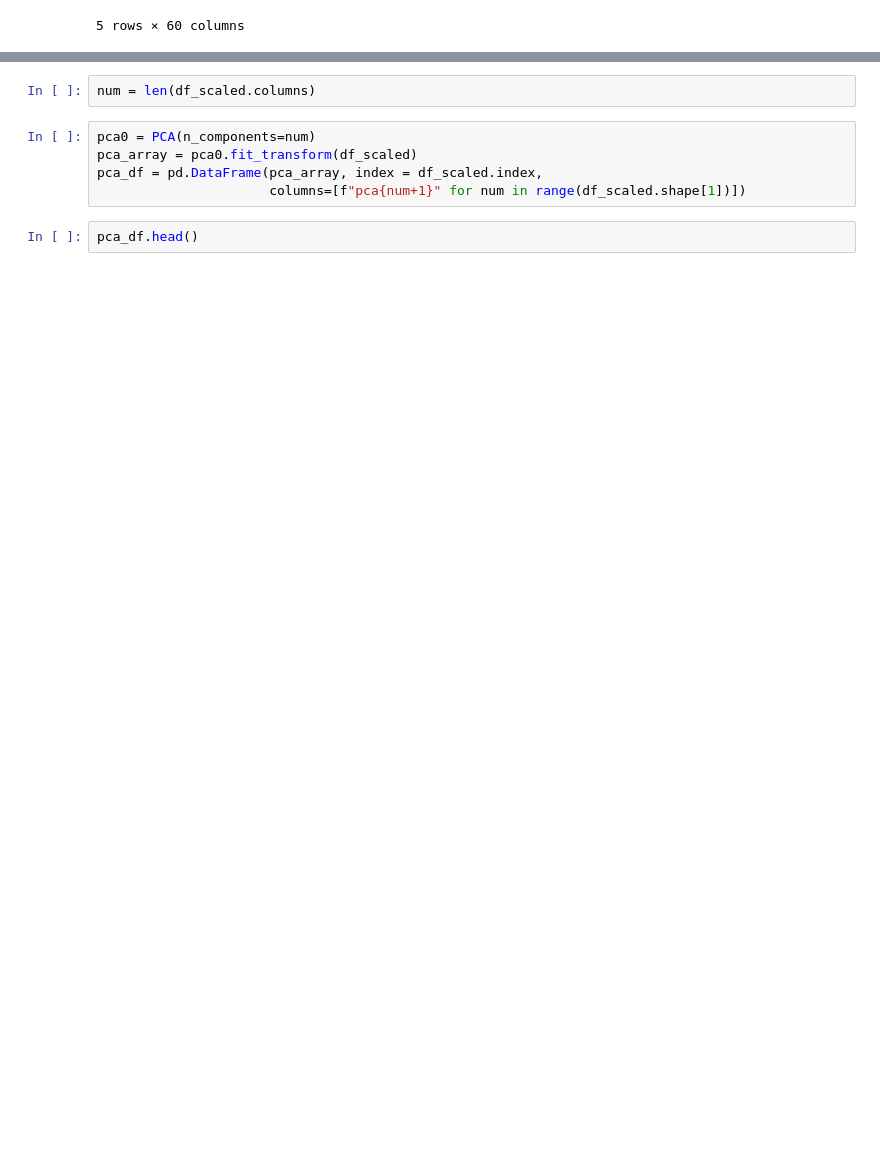
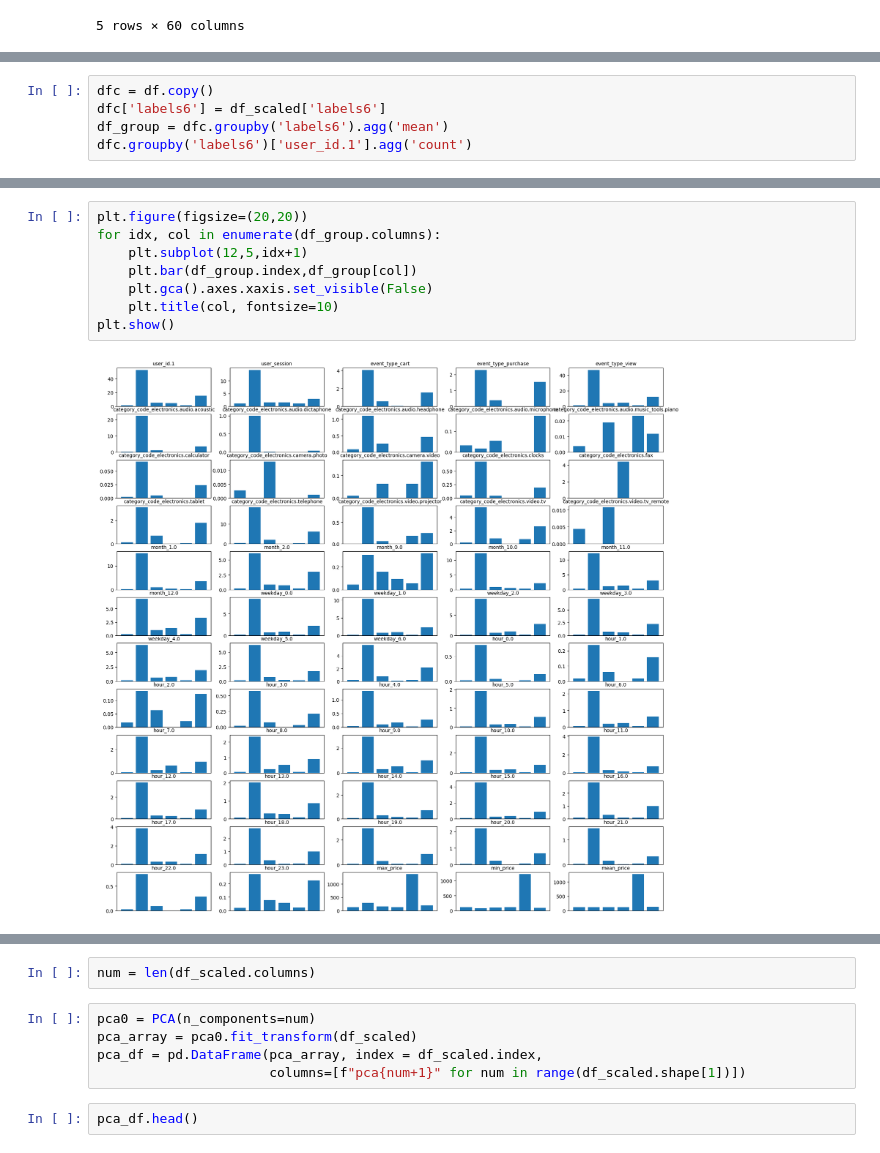
Before and after one commit to dlarhkd1211/electronic_commercial_data_analysis, a Jupyter notebook: clustering.ipynb, the cells around one changed output, grey strips where cells are left out. Saved outputs shown, nothing was run; the diff lists cells and outputs as text; blank space fills up the shorter version.

```diff
--- a/clustering.ipynb
+++ b/clustering.ipynb
@@ -56,0 +115,5 @@ df_scaled.head()
+# %%
+dfc = df.copy()
+dfc['labels6'] = df_scaled['labels6']
+df_group = dfc.groupby('labels6').agg('mean')
+dfc.groupby('labels6')['user_id.1'].agg('count')
@@ -56,0 +129,10 @@ df_scaled.head()
+# %%
+plt.figure(figsize=(20,20))
+for idx, col in enumerate(df_group.columns):
+    plt.subplot(12,5,idx+1)
+    plt.bar(df_group.index,df_group[col])
+    plt.gca().axes.xaxis.set_visible(False)
+    plt.title(col, fontsize=10)
+plt.show()
+# %% [output]
+[figure, added]
```
Also changed, not shown: parts of 11 cells of this notebook.
